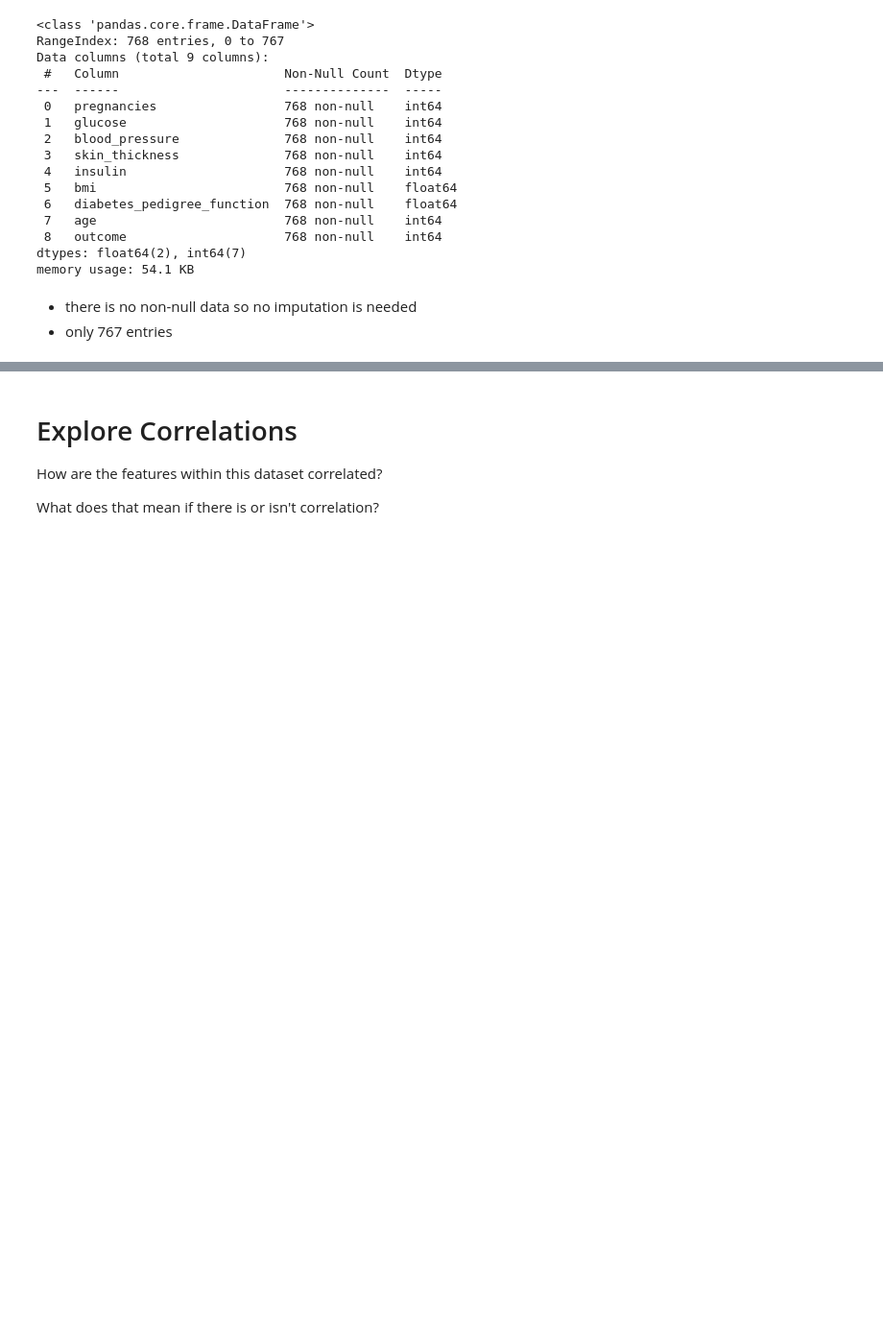
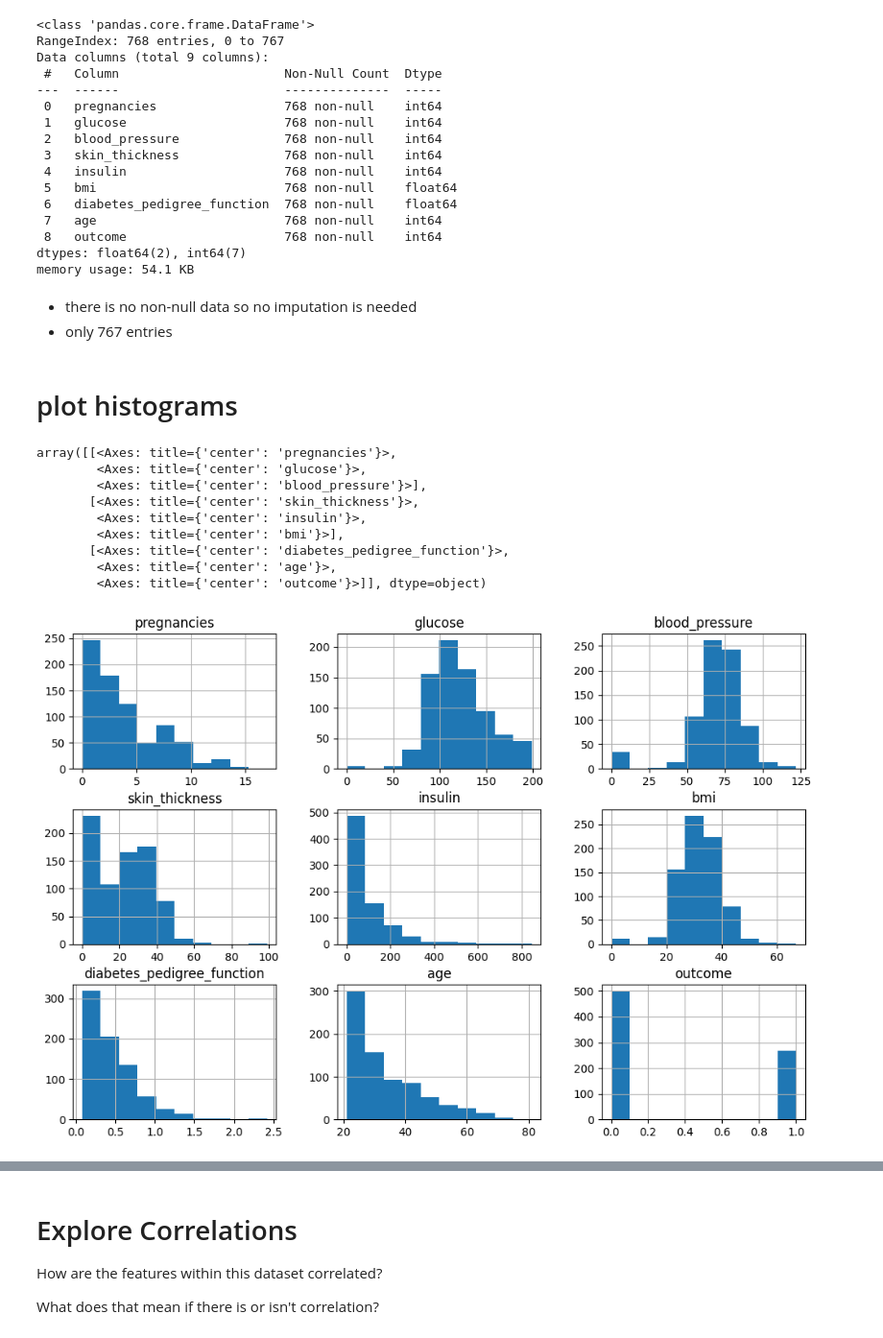
Before and after one commit to tcampbell90/intro-to-deep-learning, a Jupyter notebook: exercise1.ipynb, the cells around one changed output, grey strips where cells are left out. Shown at 96% size. Cells and saved outputs as stored; diff of their text form; code cells hidden in the pictures; blank space fills up the shorter version.

Commit message:
+ pair plot and histograms pt 2

```diff
--- a/exercise1.ipynb
+++ b/exercise1.ipynb
@@ -59,3 +59,18 @@ memory usage: 54.1 KB
 # %% [markdown]
 - there is no non-null data so no imputation is needed
 - only 767 entries
+# %% [markdown]
+# plot histograms
+# %%
+pima_df.hist(figsize=(12,8))
+# %% [output]
+array([[<Axes: title={'center': 'pregnancies'}>,
+        <Axes: title={'center': 'glucose'}>,
+        <Axes: title={'center': 'blood_pressure'}>],
+       [<Axes: title={'center': 'skin_thickness'}>,
+        <Axes: title={'center': 'insulin'}>,
+        <Axes: title={'center': 'bmi'}>],
+       [<Axes: title={'center': 'diabetes_pedigree_function'}>,
+        <Axes: title={'center': 'age'}>,
+        <Axes: title={'center': 'outcome'}>]], dtype=object)
+[figure, added]
```
Also changed, not shown: parts of 4 cells of this notebook.
